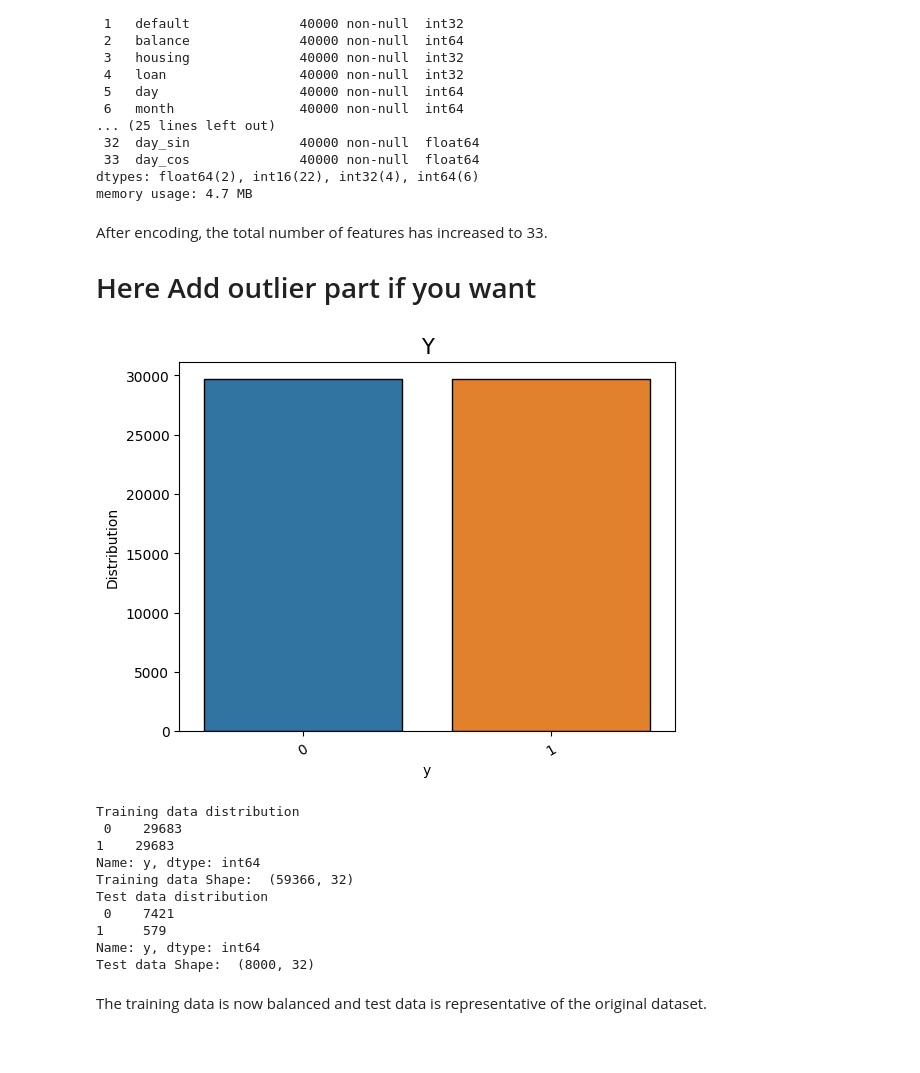
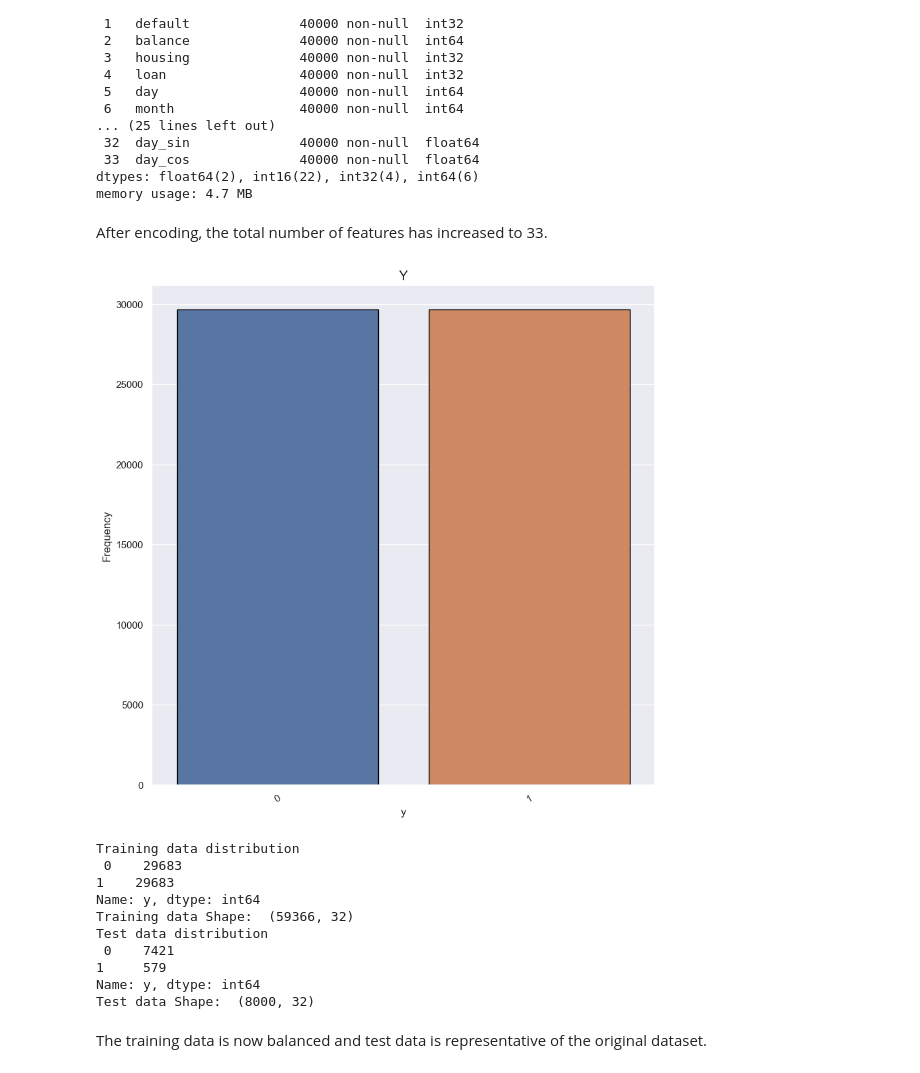
Before and after one commit to sudarshanng7/likdjg6QEH70ZXNA, a Jupyter notebook: term-deposit.ipynb, the cells around one changed output. Drawn from its saved outputs; the diff is of its cells as text; code cells hidden in the pictures; blank space fills up the shorter version.

```diff
--- a/term-deposit.ipynb
+++ b/term-deposit.ipynb
@@ -270,36 +274,38 @@ dtypes: float64(2), int16(22), int32(4), int64(6)
 memory usage: 4.7 MB
 # %% [markdown]
 After encoding, the total number of features has increased to 33.
-
-# Here Add outlier part if you want
 # %%
 # Dataset is divided into training (80%) and test dataset (20%).
 
 #data = df[['duration', 'campaign', 'contact_cellular', 'month', 'contact_unknown',  'balance', 'day', 'marital_married', 'housing', 'marital_single', 'age']]
 data = df.drop(['y', 'day'], axis=1)
 target = df['y']
 
 # We use stratified splitting to ensure the ratio of classess is maintained in both test and training data.
 X_train1, X_test1, y_train, y_test = train_test_split(data, target, test_size=0.2, random_state=42, stratify=target)
 
 # Standardization
 scaler = StandardScaler()
 scaler.fit(X_train1)
 X_train  =scaler.transform(X_train1)
 X_test =scaler.transform(X_test1)
 
 
 oversample = SMOTE()
 X_train_smote, y_train_smote = oversample.fit_resample(X_train, y_train)
 
-plot_hist('y', y_train_smote.to_frame())
+sns.countplot(x='y', data=y_train_smote.to_frame(), edgecolor="black")
+plt.title('y'.title(), fontsize = 15)
+plt.ylabel("Frequency")
+plt.xticks(rotation=30)
+plt.show()
 
 print("Training data distribution\n", y_train_smote.value_counts())
 print("Training data Shape: ", X_train_smote.shape)
 print("Test data distribution\n", y_test.value_counts())
 print("Test data Shape: ", X_test.shape)
 # %% [output]
-[figure, old version]
+[figure, new version]
 Training data distribution
  0    29683
 1    29683
```
Also changed, not shown: parts of 9 cells of this notebook.
